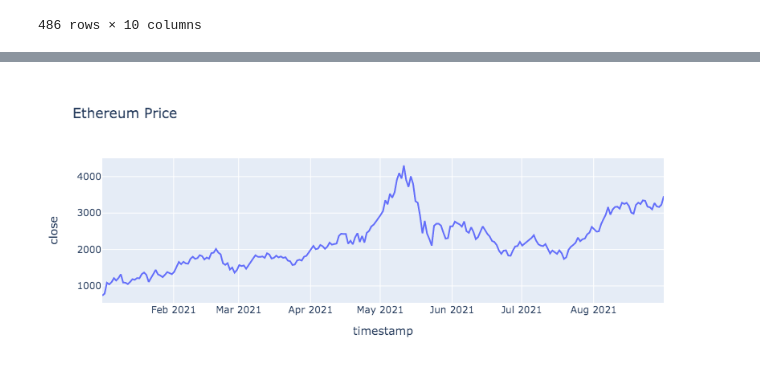
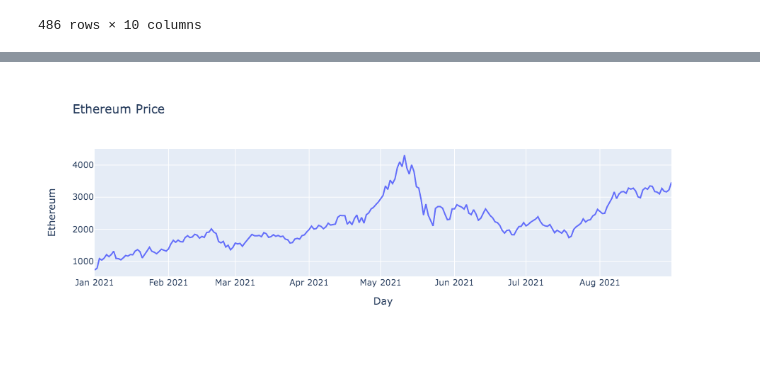
Before and after one commit to mitchjr9/Project-1-Group-2, a Jupyter notebook: App/Data_Analysis.ipynb, the cells around one changed output, grey strips where cells are left out. Cells and saved outputs as stored; diff of their text form; code cells hidden in the pictures.

```diff
--- a/App/Data_Analysis.ipynb
+++ b/App/Data_Analysis.ipynb
@@ -86,0 +50,10 @@ TypeError: 'DataFrame' object is not callable
+# %%
+eth_prices = crypto_prices.loc[crypto_prices['symbol'] == 'ETHUSD']
+eth_prices = eth_prices.drop(columns=['exchange', 'open', 'high', 'low', 'volume', 'trade_count', 'vwap', 'symbol'])
+eth_prices = eth_prices.rename(columns={'close':'Ethereum'})
+eth_prices.set_index(pd.to_datetime(eth_prices['timestamp'], infer_datetime_format=True), inplace=True)
+eth_prices = eth_prices.drop(columns=['timestamp'])
+eth_prices.index = eth_prices.index.strftime('%Y-%m-%d')
+eth_prices.index = pd.to_datetime(eth_prices.index)
+eth_prices.index.name='Day'
+eth_prices
@@ -161,10 +175,9 @@ btc_prices_chart
 # %%
 eth_prices_chart = px.line(
     eth_prices,
-    x="timestamp",
-    y="close",
+    y="Ethereum",
     title="Ethereum Price",
 )
 eth_prices_chart
 # %% [output]
-[figure, old version]
+[figure, new version]
```
Also changed, not shown: parts of 14 cells of this notebook, 2 other files.
